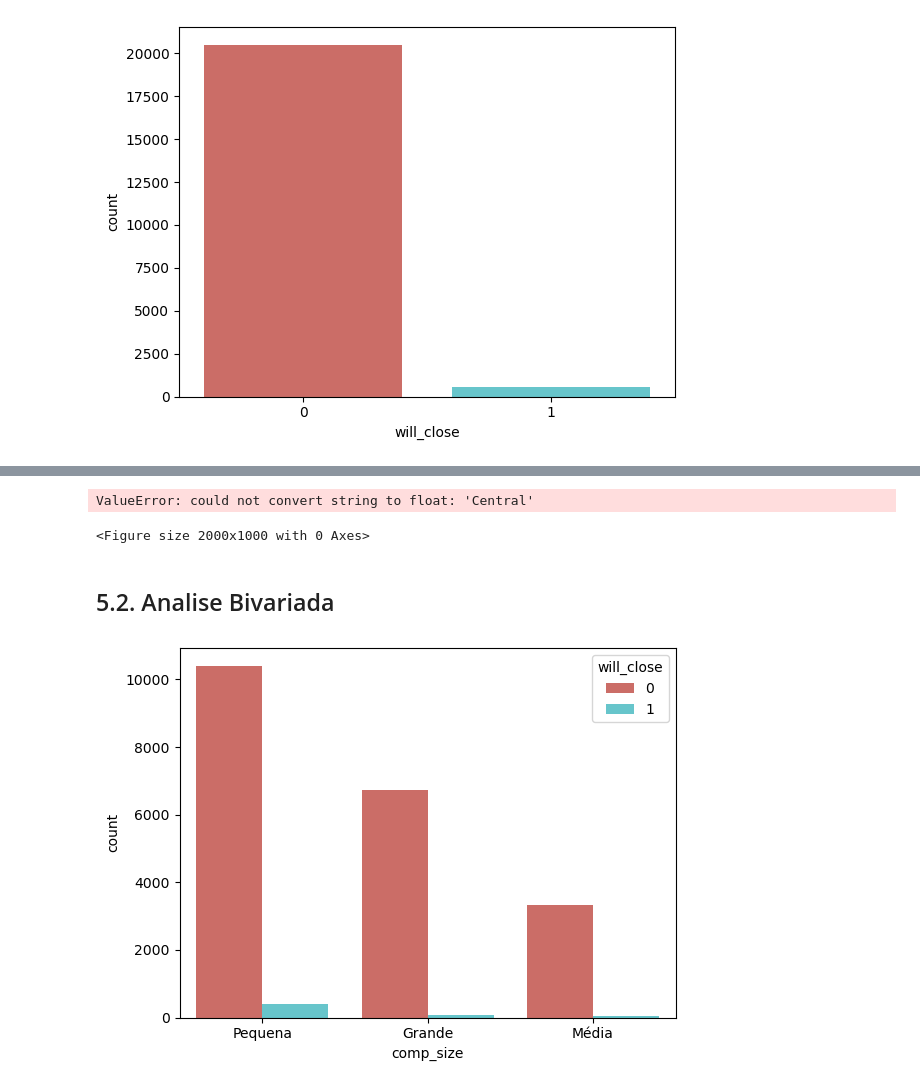
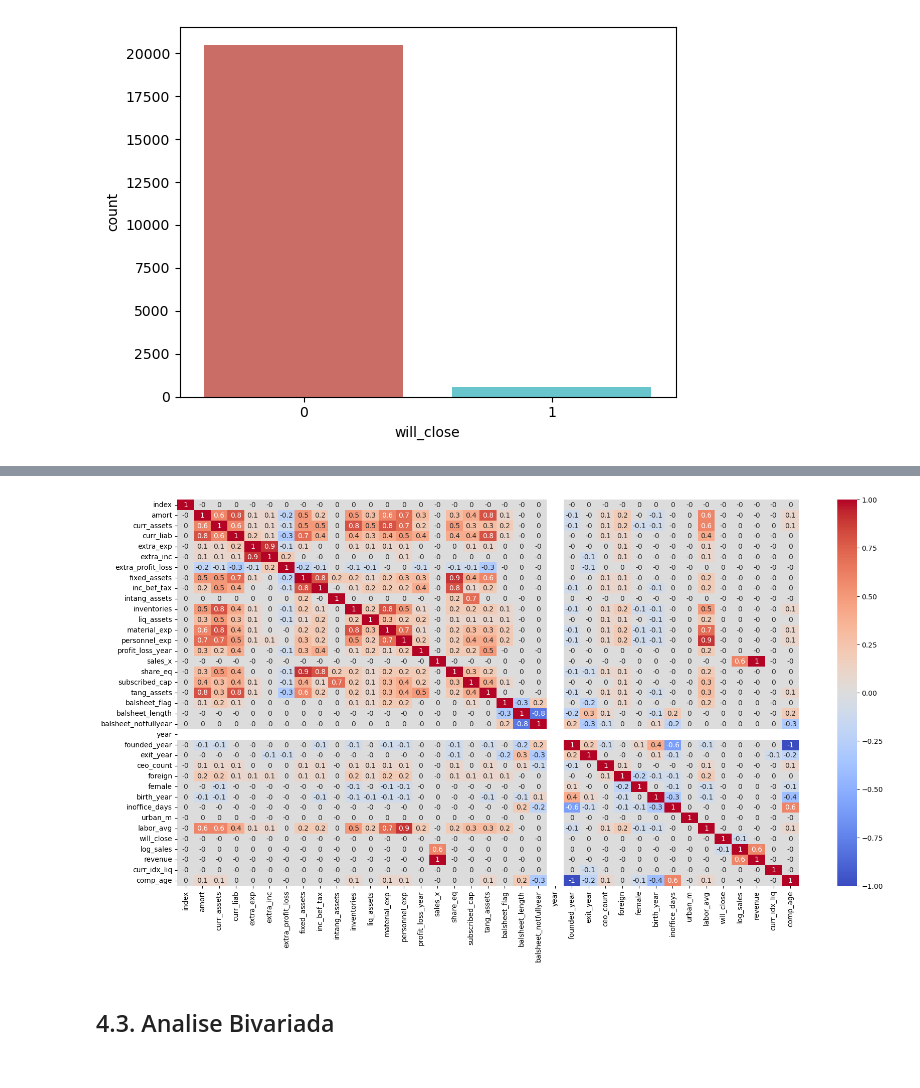
Before and after one commit to adambry/Atividade_Integradora_1T, a Jupyter notebook: PI_Main.ipynb, the cells around one changed output, grey strips where cells are left out. Cells and saved outputs as stored; diff of their text form; code cells hidden in the pictures.

```diff
--- a/PI_Main.ipynb
+++ b/PI_Main.ipynb
@@ -583,19 +396,12 @@ plt.show()
 # %%
-# fazendo heatmap para variáveis com correlação maior que 0.5:
+# fazendo heatmap para verificar a correlação entre as variáveis:
 plt.figure(figsize=(20,10))
-sns.heatmap(df.corr()[df.corr() > 0.5], annot=True, cmap='coolwarm')
+sns.heatmap(round(df.corr(),1), annot=True, cmap='coolwarm')
 plt.show()
 # %% [output]
-ValueError: could not convert string to float: 'Central'
-<Figure size 2000x1000 with 0 Axes>
+[figure, added]
 # %% [markdown]
-## 5.2. Analise Bivariada
+## 4.3. Analise Bivariada
-# %%
-# gráfico de barras com comp_size em relação à will_close
-sns.countplot(x='comp_size', hue='will_close', data=df, palette='hls')
-plt.show()
-# %% [output]
-[figure, removed]
 # %%
 # tabela mostrando quantidade de empresas fechadas por comp_size:
 pd.crosstab(df['comp_size'], df['will_close'])
```
Also changed, not shown: parts of 81 cells of this notebook.
